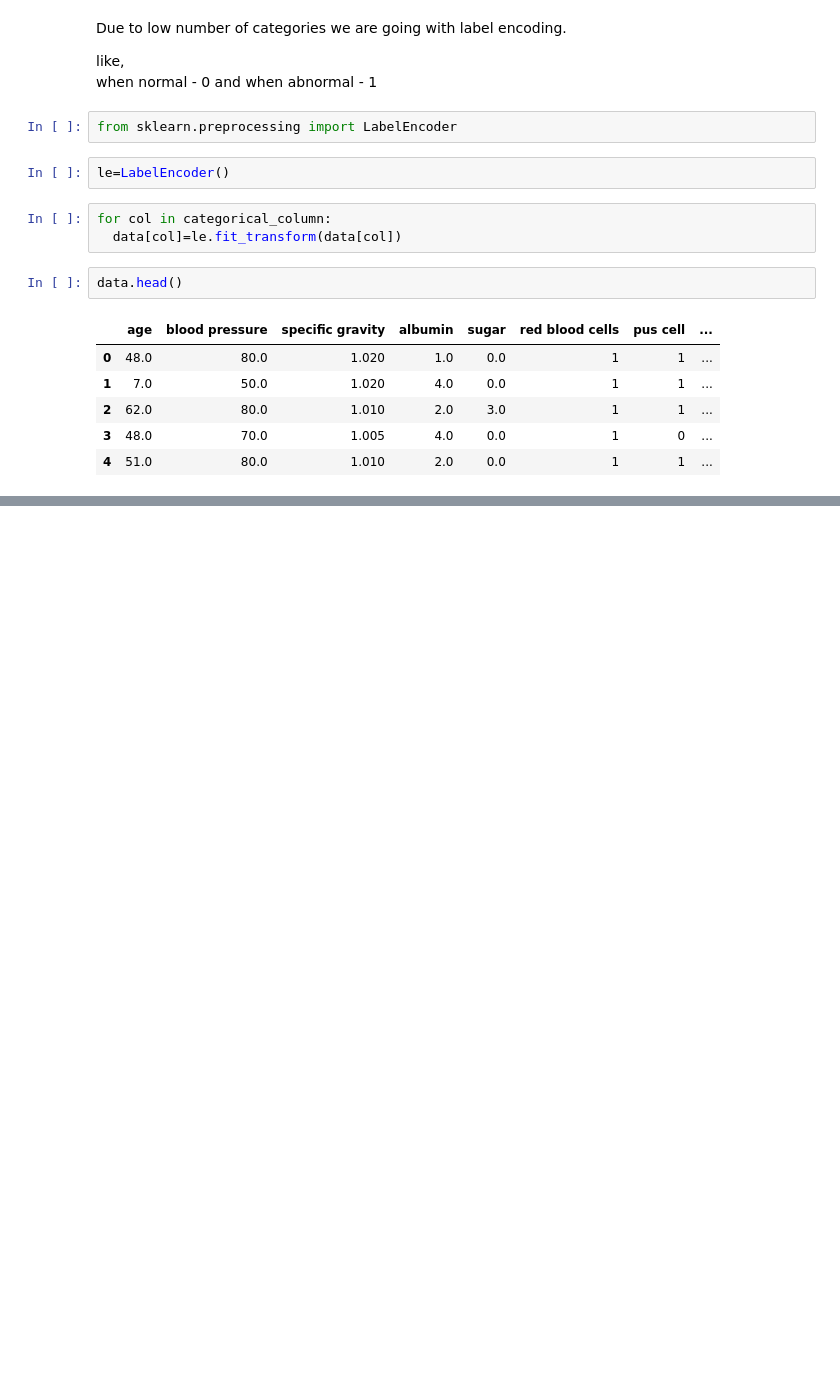
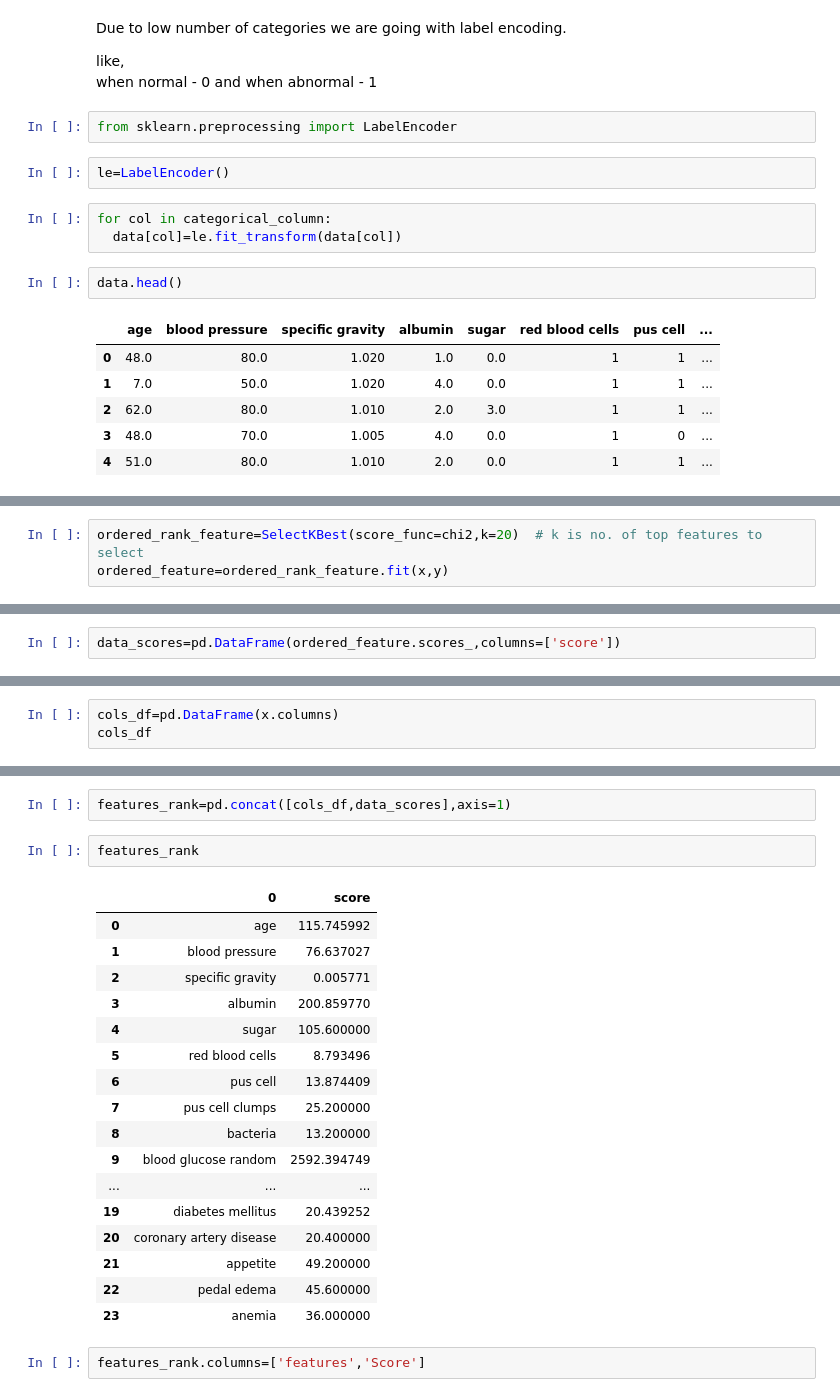
Before and after one commit to Ankit7557/ML_Kidney_Disease, a Jupyter notebook: Kidney_Disease.ipynb, the cells around one changed output, grey strips where cells are left out. Drawn from its saved outputs; the diff is of its cells as text; blank space fills up the shorter version.

Commit message:
Select best feature of our model

```diff
--- a/Kidney_Disease.ipynb
+++ b/Kidney_Disease.ipynb
@@ -675,0 +716,3 @@ data.head()
+# %%
+ordered_rank_feature=SelectKBest(score_func=chi2,k=20)  # k is no. of top features to select
+ordered_feature=ordered_rank_feature.fit(x,y)
@@ -675,0 +732,2 @@ data.head()
+# %%
+data_scores=pd.DataFrame(ordered_feature.scores_,columns=['score'])
@@ -675,0 +765,3 @@ data.head()
+# %%
+cols_df=pd.DataFrame(x.columns)
+cols_df
@@ -675,0 +786,24 @@ data.head()
+# %%
+features_rank=pd.concat([cols_df,data_scores],axis=1)
+# %%
+features_rank
+# %% [output]
+|  | 0 | score |
+| 0 | age | 115.745992 |
+| 1 | blood pressure | 76.637027 |
+| 2 | specific gravity | 0.005771 |
+| 3 | albumin | 200.859770 |
+| 4 | sugar | 105.600000 |
+| 5 | red blood cells | 8.793496 |
+| 6 | pus cell | 13.874409 |
+| 7 | pus cell clumps | 25.200000 |
+| 8 | bacteria | 13.200000 |
+| 9 | blood glucose random | 2592.394749 |
+| ... | ... | ... |
+| 19 | diabetes mellitus | 20.439252 |
+| 20 | coronary artery disease | 20.400000 |
+| 21 | appetite | 49.200000 |
+| 22 | pedal edema | 45.600000 |
+| 23 | anemia | 36.000000 |
+# %%
+features_rank.columns=['features','Score']
```
Also changed, not shown: parts of 20 cells of this notebook.
